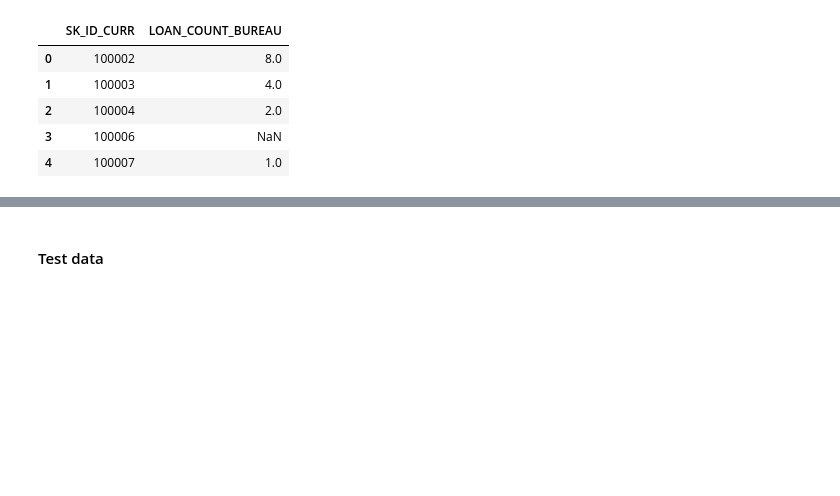
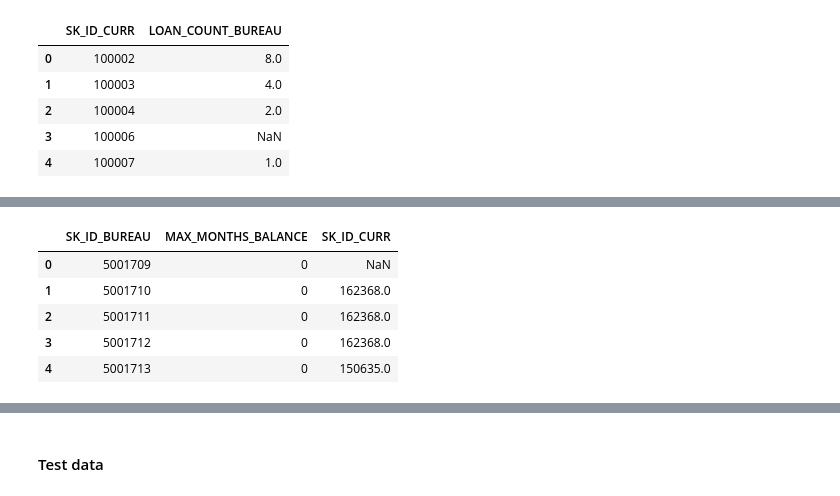
Before and after one commit to misbah-uddin/home_credit_default_risk, a Jupyter notebook: home_credit_default_risk_notebook_advanced.ipynb, the cells around one changed output, grey strips where cells are left out. Drawn from its saved outputs; the diff is of its cells as text; code cells hidden in the pictures; blank space fills up the shorter version.

```diff
--- a/home_credit_default_risk_notebook_advanced.ipynb
+++ b/home_credit_default_risk_notebook_advanced.ipynb
@@ -132,0 +147,4 @@ train_features_bureau[['SK_ID_CURR', 'LOAN_COUNT_BUREAU']].head()
+# %%
+max_loan_per_month = bureau_balance_df.groupby(
+    'SK_ID_BUREAU',
+    as_index=False)['MONTHS_BALANCE'].max().rename(columns={'MONTHS_BALANCE': 'MAX_MONTHS_BALANCE'})
@@ -132,0 +160,15 @@ train_features_bureau[['SK_ID_CURR', 'LOAN_COUNT_BUREAU']].head()
+# %%
+max_loan_month_df = max_loan_per_month.merge(
+    bureau_df[['SK_ID_CURR', 'SK_ID_BUREAU']],
+    on='SK_ID_BUREAU',
+    how='left'
+)
+# %%
+max_loan_month_df.head()
+# %% [output]
+|  | SK_ID_BUREAU | MAX_MONTHS_BALANCE | SK_ID_CURR |
+| 0 | 5001709 | 0 | NaN |
+| 1 | 5001710 | 0 | 162368.0 |
+| 2 | 5001711 | 0 | 162368.0 |
+| 3 | 5001712 | 0 | 162368.0 |
+| 4 | 5001713 | 0 | 150635.0 |
```
Also changed, not shown: parts of 9 cells of this notebook, 1 other file.
